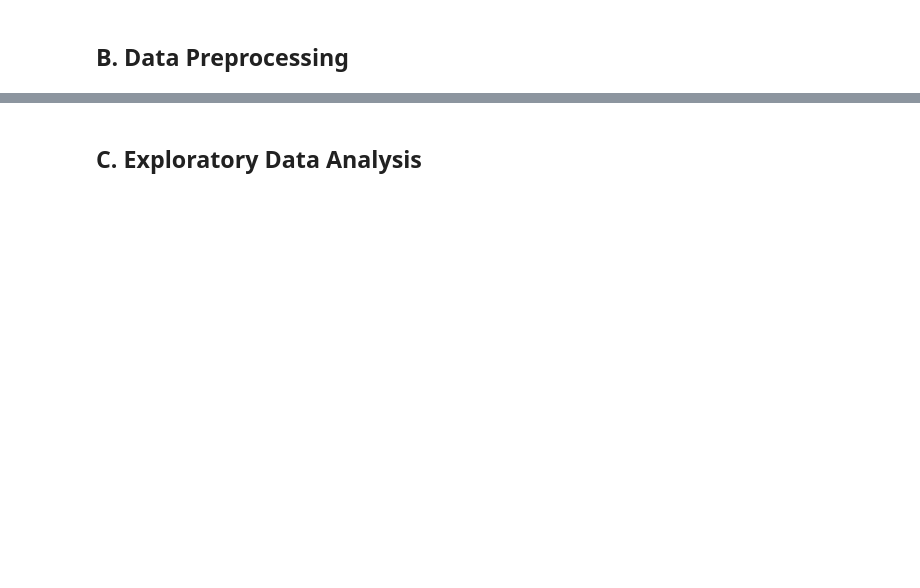
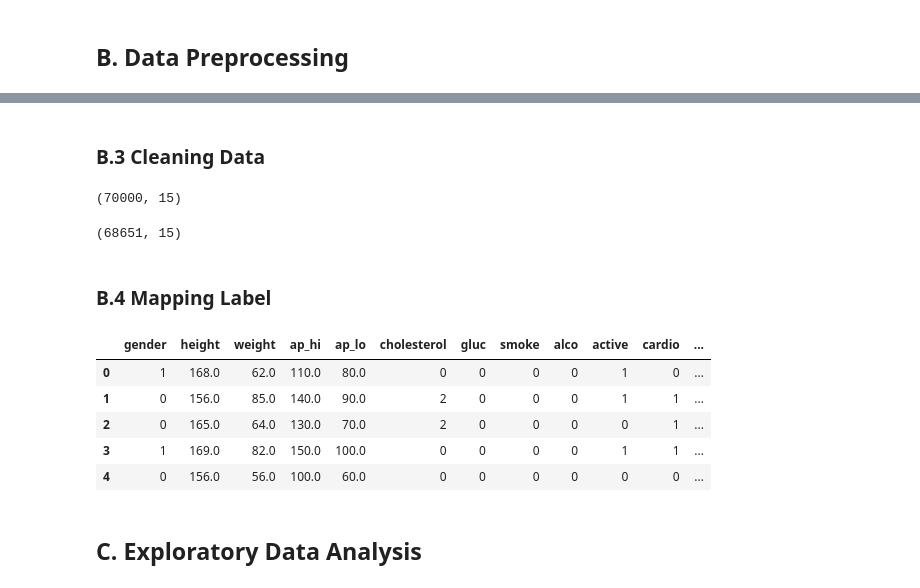
Before and after one commit to HablSank/1Day-1Dataset_MachineLearningProject, a Jupyter notebook: Day-3/Naive Bayes Gaussian (Cardiovascular Disease)/cardiovascular.ipynb, the cells around one changed output, grey strips where cells are left out. Drawn from its saved outputs; the diff is of its cells as text; code cells hidden in the pictures; blank space fills up the shorter version.

```diff
--- a/Day-3/Naive Bayes Gaussian (Cardiovascular Disease)/cardiovascular.ipynb
+++ b/Day-3/Naive Bayes Gaussian (Cardiovascular Disease)/cardiovascular.ipynb
@@ -38,0 +195,11 @@ Presence or absence of cardiovascular disease | Target Variable | cardio | binar
+# %%
+def age_category(age):
+    if age < 40:
+        return "Young Adult"
+    elif age < 60:
+        return "Middle Aged"
+    else:
+        return "Elderly"
+
+df['age_category'] = df['age_years'].apply(age_category)
+df.head()
@@ -39,2 +239,30 @@ Presence or absence of cardiovascular disease | Target Variable | cardio | binar
+# %% [markdown]
+### B.3 Cleaning Data
+# %%
+df.shape
+# %% [output]
+(70000, 15)
+# %%
+df = df[(df['ap_hi'] < 250) & (df['ap_hi'] > 60)]
+df = df[(df['ap_lo'] < 150) & (df['ap_lo'] > 40)]
+
+df = df[df['ap_hi'] >= df['ap_lo']]
+
+df.shape
+# %% [output]
+(68651, 15)
+# %% [markdown]
+### B.4 Mapping Label
+# %%
+cardiovascular_mapping = {0 : "Negative", 1 : "Positive"}
+df['cardio_sign'] = df['cardio'].map(cardiovascular_mapping)
+df.head()
+# %% [output]
+|  | gender | height | weight | ap_hi | ap_lo | cholesterol | gluc | smoke | alco | active | cardio | ... |
+| 0 | 1 | 168.0 | 62.0 | 110.0 | 80.0 | 0 | 0 | 0 | 0 | 1 | 0 | ... |
+| 1 | 0 | 156.0 | 85.0 | 140.0 | 90.0 | 2 | 0 | 0 | 0 | 1 | 1 | ... |
+| 2 | 0 | 165.0 | 64.0 | 130.0 | 70.0 | 2 | 0 | 0 | 0 | 0 | 1 | ... |
+| 3 | 1 | 169.0 | 82.0 | 150.0 | 100.0 | 0 | 0 | 0 | 0 | 1 | 1 | ... |
+| 4 | 0 | 156.0 | 56.0 | 100.0 | 60.0 | 0 | 0 | 0 | 0 | 0 | 0 | ... |
 # %% [markdown]
 ## C. Exploratory Data Analysis
```
Also changed, not shown: parts of 35 cells of this notebook, 1 other file.
